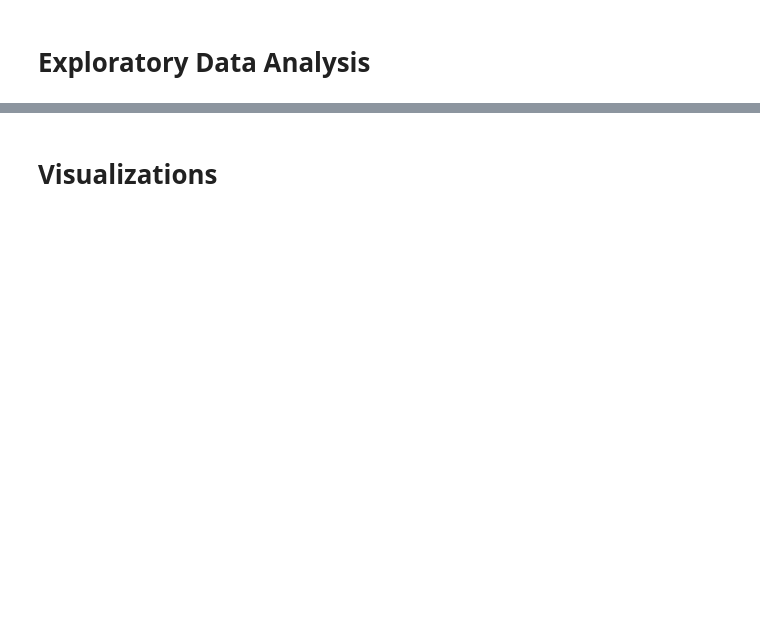
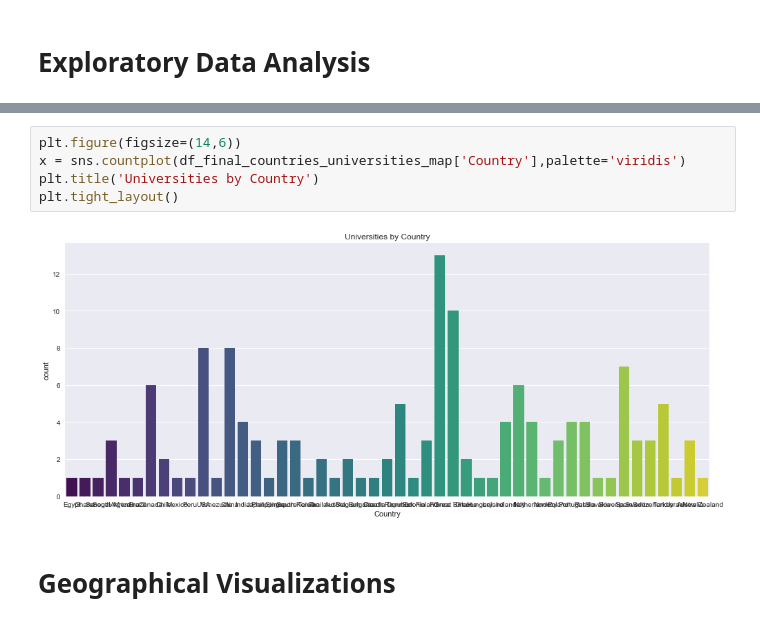
Before and after one commit to alexvmt/University-of-Cologne-Partner-Universities-2018, a Jupyter notebook: university of cologne partner universities 2018.ipynb, the cells around one changed output, grey strips where cells are left out. Cells and saved outputs as stored; diff of their text form; blank space fills up the shorter version.

```diff
--- a/university of cologne partner universities 2018.ipynb
+++ b/university of cologne partner universities 2018.ipynb
@@ -136,2 +334,9 @@ pd.merge(df6,df5,how='left',on='Continent Input IDs').drop()
+# %%
+plt.figure(figsize=(14,6))
+x = sns.countplot(df_final_countries_universities_map['Country'],palette='viridis')
+plt.title('Universities by Country')
+plt.tight_layout()
+# %% [output]
+[figure, added]
 # %% [markdown]
-# Visualizations
+# Geographical Visualizations
```
Also changed, not shown: parts of 31 cells of this notebook.
